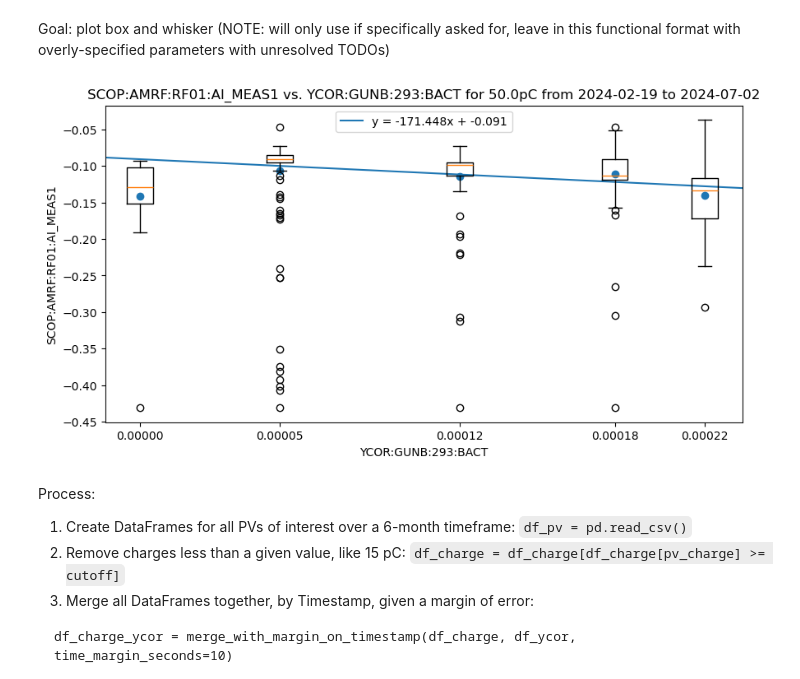
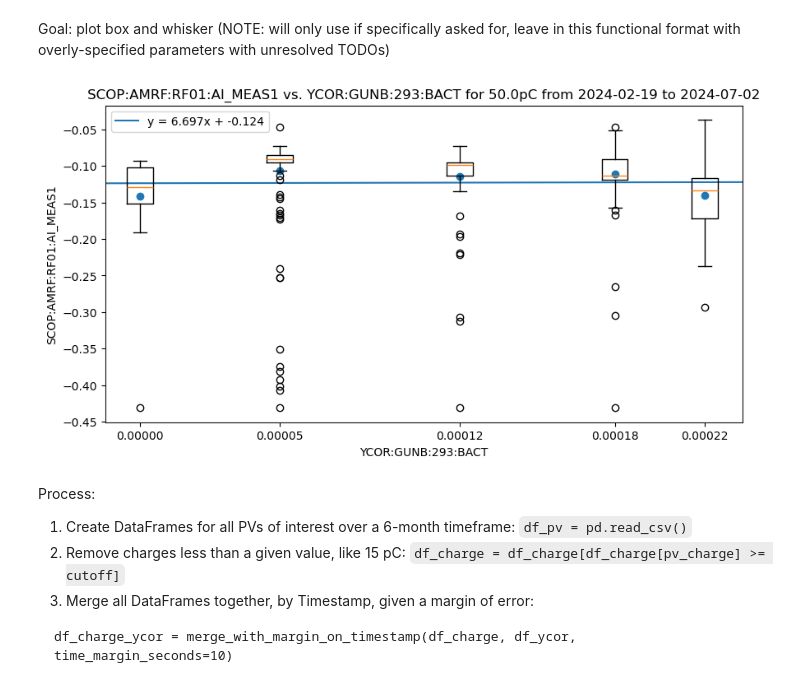
Before and after one commit to jpgtordilla/hombom24, a Jupyter notebook: archive-analysis/lcls-tools-plots/charge_separated_plots/develop_epics_archiver_filter.ipynb, the cells around one changed output. Drawn from its saved outputs; the diff is of its cells as text; code cells hidden in the pictures.

```diff
--- a/archive-analysis/lcls-tools-plots/charge_separated_plots/develop_epics_archiver_filter.ipynb
+++ b/archive-analysis/lcls-tools-plots/charge_separated_plots/develop_epics_archiver_filter.ipynb
@@ -270,7 +269,7 @@ def plot_correlation_error(df: pd.DataFrame, pv_y: str, pv_x: str, pv_charge: st
     ax.axline(xy1=(0, intercept), slope=slope, label=f"y = {slope:.3f}x + {intercept:.3f}")
 
     # plot cluster points
-    df_groups: list[pd.DataFrame] = create_clusters(df_correl, low_vary_column, error_tolerance)
+    df_groups: list[pd.DataFrame] = create_clusters(df, low_vary_column, error_tolerance)
     means_and_stds: list[(float, float)] = get_means_and_stds(df_groups, "SCOP:AMRF:RF01:AI_MEAS1")
 
     y_cluster_points = []
@@ -333,43 +332,43 @@ def plot_correlation_error(df: pd.DataFrame, pv_y: str, pv_x: str, pv_charge: st
     x = df_charge_filtered[pv_x]
     y = df_charge_filtered[pv_y]
 
-    # create a line of best fit
-    slope, intercept = np.polyfit(x, y, deg=1)
-    ax.axline(xy1=(0, intercept), slope=slope, label=f"y = {slope:.3f}x + {intercept:.3f}")
-
     # plot cluster points
-    df_groups: list[pd.DataFrame] = create_clusters(df_correl, low_vary_column, error_tolerance)
+    df_groups: list[pd.DataFrame] = create_clusters(df, low_vary_column, error_tolerance)
     means_and_stds: list[(float, float)] = get_means_and_stds(df_groups, "SCOP:AMRF:RF01:AI_MEAS1")
     y_cluster_points = []
     x_cluster_points = []
     if y_vary:  # if the points in the y_column are the varying points in a cluster
         y_cluster_points = [cluster[0] for cluster in means_and_stds]  # average y val in each cluster
         x_cluster_points = [float(np.mean(df_groups[df][pv_x])) for df in range(len(df_groups))]  # average x val in each cluster
     else:
         y_cluster_points = [float(np.mean(df_groups[df][pv_y])) for df in range(len(df_groups))]  # average y val in each cluster
         x_cluster_points = [cluster[0] for cluster in means_and_stds]  # average x val in each cluster
     ax.scatter(x_cluster_points, y_cluster_points)
+
+    # create a line of best fit
+    slope, intercept = np.polyfit(x_cluster_points, y_cluster_points, deg=1)
+    ax.axline(xy1=(0, intercept), slope=slope, label=f"y = {slope:.3f}x + {intercept:.3f}")
 
     # plot box and whisker
     data_vary = [df_groups[df_index][high_vary_column].to_list() for df_index in range(len(df_groups))]
     ax.boxplot(data_vary, positions=x_cluster_points, widths=0.00001)  # TODO: set widths depending on the varying column
 
     # set labels
     start_date = str(df_charge_filtered["Timestamp"].to_list()[0])[:10]
     end_date = str(df_charge_filtered["Timestamp"].to_list()[-1])[:10]
     ax.set_title(f"{pv_y} vs. {pv_x} for {charge_val}pC from {start_date} to {end_date}")
     ax.set_xlabel(pv_x)
     ax.set_ylabel(pv_y)
     ax.set_xlim(x_cluster_points[0] - x_cluster_points[0] * 1000, x_cluster_points[-1] + x_cluster_points[-1] / 15)  # TODO: not sure how to set these parameters
     ax.xaxis.set_major_formatter(FormatStrFormatter('%.5f'))  # TODO: still need to round up to relevant units for paper plots
     ax.legend()
     plt.show()
 
 # For Q ~ 50 pC, plot the correlation between HOM C1 vs. YCOR
 plot_correlation_error(df_correl, pv_y="SCOP:AMRF:RF01:AI_MEAS1", pv_x="YCOR:GUNB:293:BACT", pv_charge="TORO:GUNB:360:CHRG", charge_val=50.0, charge_tolerance=0.5,
                        low_vary_column="YCOR:GUNB:293:BACT", high_vary_column="SCOP:AMRF:RF01:AI_MEAS1", error_tolerance=0.000015)
 # %% [output]
-[figure, old version]
+[figure, new version]
 # %% [markdown]
 Process:
 1. Create DataFrames for all PVs of interest over a 6-month timeframe: `df_pv = pd.read_csv()`
```
Also changed, not shown: parts of 1 cell of this notebook, 1 other file.
